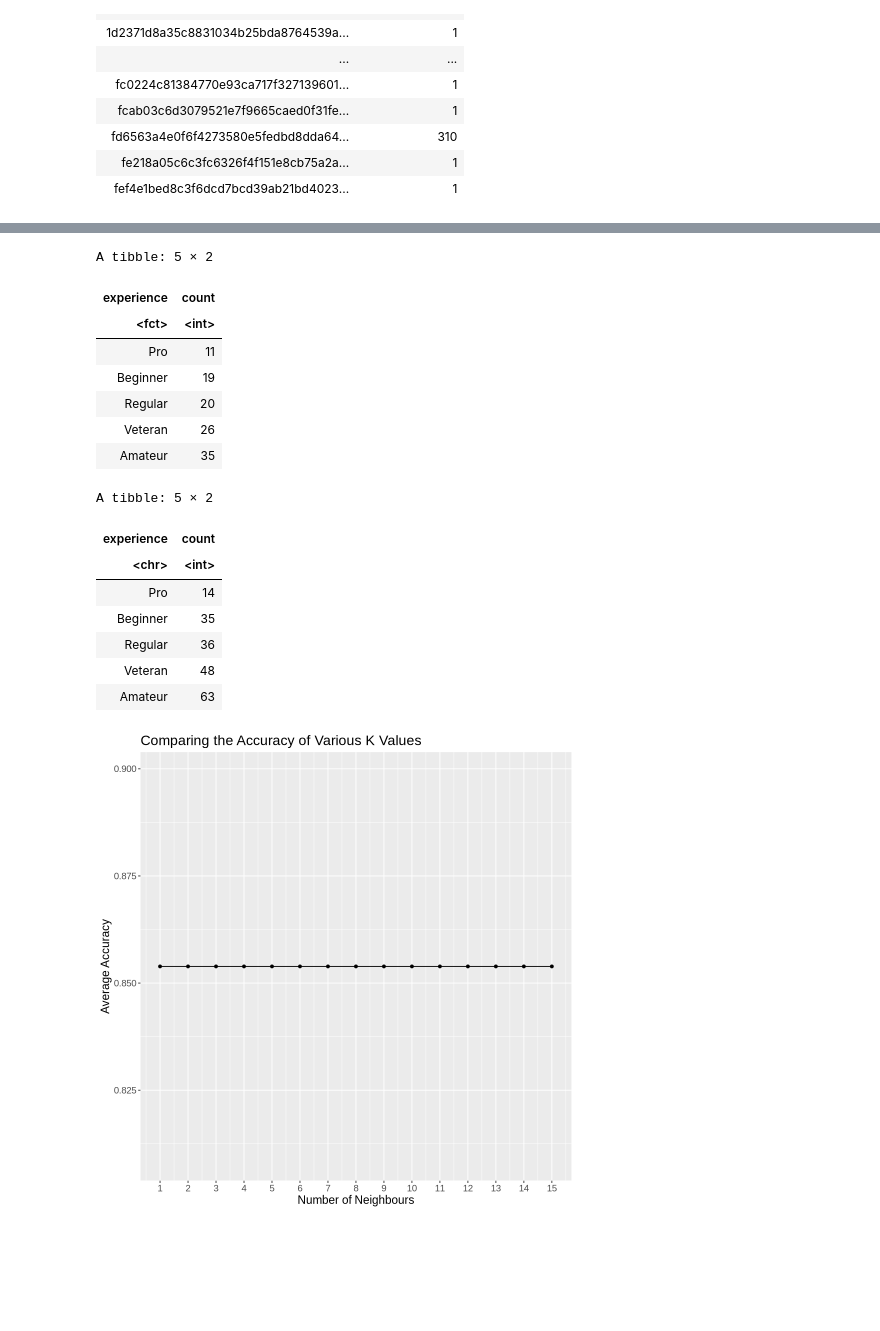
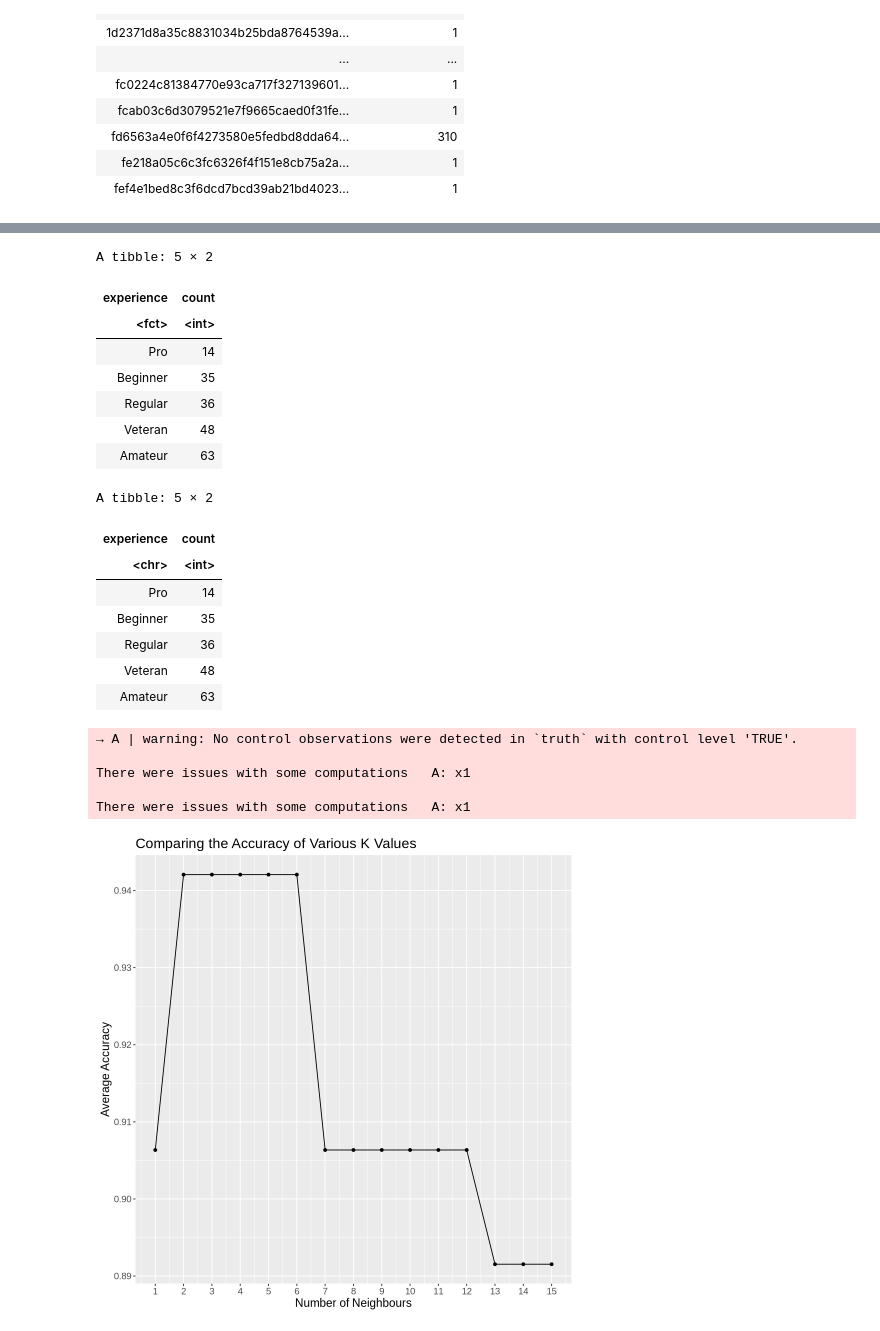
Before and after one commit to odada06/dsci100_group_project, a Jupyter notebook: DSCI100_group_project.ipynb, the cells around one changed output, grey strips where cells are left out. Saved outputs shown, nothing was run; the diff lists cells and outputs as text; code cells hidden in the pictures; blank space fills up the shorter version.

```diff
--- a/DSCI100_group_project.ipynb
+++ b/DSCI100_group_project.ipynb
@@ -178,7 +179,7 @@ A tibble: 125 × 2
 | fe218a05c6c3fc6326f4f151e8cb75a2a... | 1 |
 | fef4e1bed8c3f6dcd7bcd39ab21bd4023... | 1 |
 # %%
-plaicraft <- left_join(sessions, players, by = "hashedEmail") |>
+plaicraft <- players |>
         filter(experience != "NA") |>
         mutate(much_time_ = as_factor(much_time)) |>
         select(-much_time)
@@ -247,11 +248,11 @@ counts
 A tibble: 5 × 2
 | experience | count |
 | <fct> | <int> |
-| Pro | 11 |
-| Beginner | 19 |
-| Regular | 20 |
-| Veteran | 26 |
-| Amateur | 35 |
+| Pro | 14 |
+| Beginner | 35 |
+| Regular | 36 |
+| Veteran | 48 |
+| Amateur | 63 |
 A tibble: 5 × 2
 | experience | count |
 | <chr> | <int> |
@@ -266,37 +267,43 @@ set.seed(1)
 plaicraft_split <- initial_split(plaicraft, prop = 0.7, strata = much_time_)
 
 plaicraft_train <- training(plaicraft_split)
 
 plaicraft_test <- testing(plaicraft_split)
 
-recipe <- recipe(much_time_ ~ experience, data = plaicraft_train)
+recipe <- recipe(much_time_ ~ experience, data = plaicraft_train) |>
+        step_upsample(much_time_, over_ratio = 1, skip = TRUE)
 
 test_ks <- tibble(neighbors = seq(from = 1, to = 15, by = 1))
 
-vfold <- vfold_cv(plaicraft_train, v = 10, strata = much_time_)
+vfold <- vfold_cv(plaicraft_train, v = 5, strata = much_time_)
 
 spec_1 <- nearest_neighbor(weight_func = "rectangular", neighbors = tune()) |>
         set_engine("kknn") |>
         set_mode("classification")
 
 workflow_1 <- workflow() |>
         add_recipe(recipe) |>
         add_model(spec_1) |>
         tune_grid(resamples = vfold, grid = test_ks) |>
-        collect_metrics() |>
+        collect_metrics(truth = much_time_, control = "FALSE") |>
         filter(.metric == "accuracy")
 
 options(repr.plot.width = 8, repr.plot.height = 8)
 k_plot_1 <- ggplot(workflow_1, aes(x = neighbors, y = mean)) +
         geom_point() +
         geom_line() +
         labs(x = "Number of Neighbours", y = "Average Accuracy",
              title = "Comparing the Accuracy of Various K Values") +
         scale_x_continuous(breaks = seq(1,15, by = 1)) +
         theme(text = element_text(size = 14))
 k_plot_1
 # %% [output]
+→ A | warning: No control observations were detected in `truth` with control level 'TRUE'.
+
+There were issues with some computations   A: x1
+
+There were issues with some computations   A: x1
-[figure, old version]
+[figure, new version]
 # %%
 workflow_1
 # %% [output]
```
Also changed, not shown: parts of 10 cells of this notebook.
